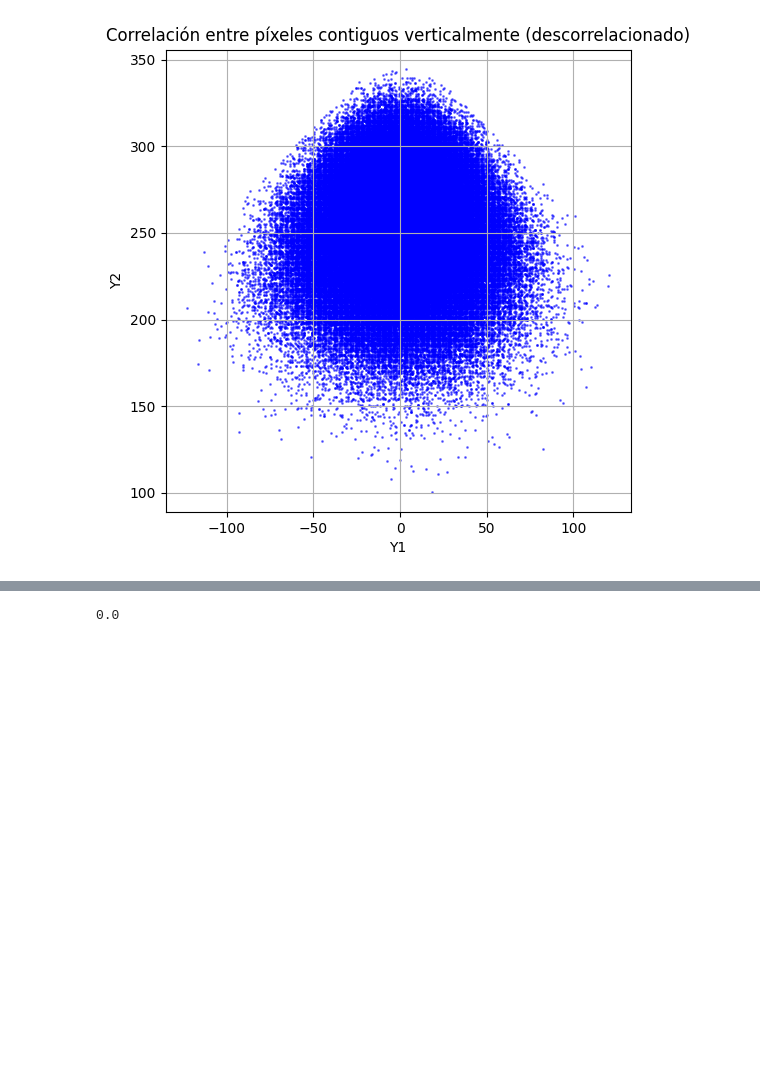
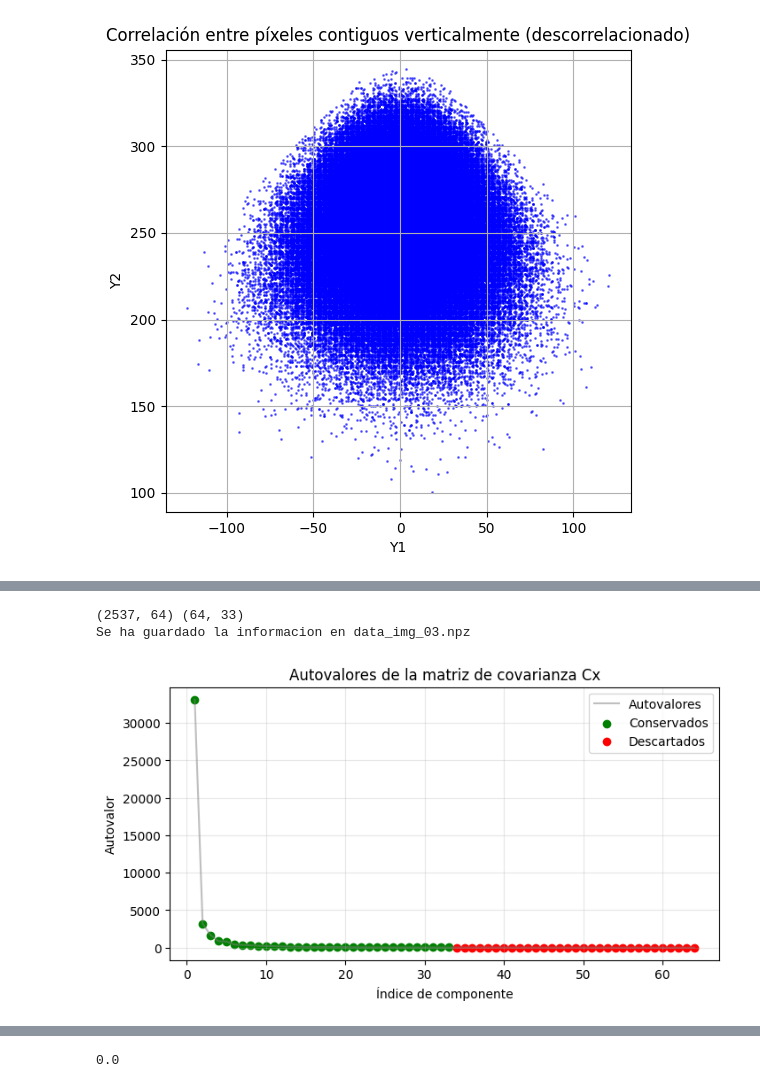
Before and after one commit to may-villagran/IyE_TP1, a Jupyter notebook: tp.ipynb, the cells around one changed output, grey strips where cells are left out. Saved outputs shown, nothing was run; the diff lists cells and outputs as text; code cells hidden in the pictures; blank space fills up the shorter version.

```diff
--- a/tp.ipynb
+++ b/tp.ipynb
@@ -104 +108,81 @@ Coeficientes de correlación imagen 2: 0.1460473239944978
+# %%
+def space_saving_k(s:float, m:int):
+    """
+    Calcula el factor de compresión para un porcentaje de retención de información s y un número de componentes m.
+    """
+    if s>1 or s<0: raise ValueError("S debe representar un porcentaje valido")
+    for k in range(1, m+1):
+        if round(k/m) >= 1-s: return k
+    return m  # no se encontro k, entonces no se comprime
+
+def image_to_list_x(img:np.ndarray, size_b:int = 8):
+    """
+    Recorta de imagen obteniendo filas y columnas multiplos de **size_b**
+    Realiza la division por bloques de tamaño **size_b . size_b**.
+    Lleva los sub-bloques a un vector plano, en formato columna de (size_b * size_b, 1)
+    """
+    new_size_row = img.shape[0] - (img.shape[0]%size_b)
+    new_size_col = img.shape[1] - (img.shape[1]%size_b)
+    list_block_vectors = []
+    for i in range(0, new_size_row, size_b):
+        for j in range(0, new_size_col, size_b):
+            block = img[i:i+size_b, j:j+size_b]
+            block = block.astype(float).flatten(order='F')
+            list_block_vectors.append(block)
+    return list_block_vectors
+
+def mean_estimator(matrix: np.ndarray)-> np.ndarray:
+    return np.mean(matrix, axis=0)
+
+def cov_estimator(matrix: np.ndarray) -> np.ndarray:
+    mu = mean_estimator(matrix)
+    x_centered = matrix - mu.T
+    return (x_centered.T @ x_centered) / (matrix.shape[0] - 1)
+
+def pca_trasnform(matrix_x:np.ndarray, cov:np.ndarray, mu:np.ndarray, k:int) -> np.ndarray:
+    """
+    Aplica PCA a los datos de entrada, retorna la matriz Y descorrelacionada de k componentes y la matriz de autovectores
+    """
+    evalues, evectors= np.linalg.eigh(cov)
+    idx_order = np.argsort(evalues)[::-1]
+    evalues = evalues[idx_order]
+    evectors = evectors[:, idx_order]
+    P = evectors[:, :k]
+    #print(matrix_x.shape, P.shape)
+    Y = (matrix_x - mu) @ P
+    return Y, P
+
+def save_data(matrix_y: np.ndarray, matrix_evectors: np.ndarray, mu:np.ndarray, filename: str)-> None:
+    np.savez_compressed(filename, Y=matrix_y, P=matrix_evectors, mu=mu)
+    print("Se ha guardado la informacion en", filename)
+
+def plot_eigenvalues(cov, k):
+    evalues, _ = np.linalg.eigh(cov)
+    evalues_sorted = np.sort(evalues)[::-1]
+    plt.figure(figsize=(8,4))
+    plt.plot(range(1, len(evalues_sorted)+1), evalues_sorted, label='Autovalores', ls = '-', color = 'grey', alpha=0.5)
+    plt.scatter(range(1, k+1), evalues_sorted[:k], color='green', label='Conservados')
+    if k < len(evalues_sorted):
+        plt.scatter(range(k+1, len(evalues_sorted)+1), evalues_sorted[k:], color='red', label='Descartados')
+    plt.xlabel('Índice de componente')
+    plt.ylabel('Autovalor')
+    plt.title('Autovalores de la matriz de covarianza Cx')
+    plt.legend()
+    plt.grid(True, alpha=0.3)
+    plt.show()
+
+# Ejemplo de uso:
+img = cv2.imread("img_03.jpg", cv2.IMREAD_GRAYSCALE)
+list_x = image_to_list_x(img)
+matrix_x = np.vstack(list_x)
+mu = mean_estimator(list_x)
+cov = cov_estimator(matrix_x)
+s_factor = space_saving_k(0.8, matrix_x.shape[1])
+matrix_y, matrix_evectors = pca_trasnform(matrix_x, cov, mu, k=s_factor)
+save_data(matrix_y, matrix_evectors, mu, "data_img_03.npz")
+plot_eigenvalues(cov, s_factor)
+# %% [output]
+(2537, 64) (64, 33)
+Se ha guardado la informacion en data_img_03.npz
+[figure, added]
 # %% [markdown]
```
Also changed, not shown: parts of 5 cells of this notebook.
